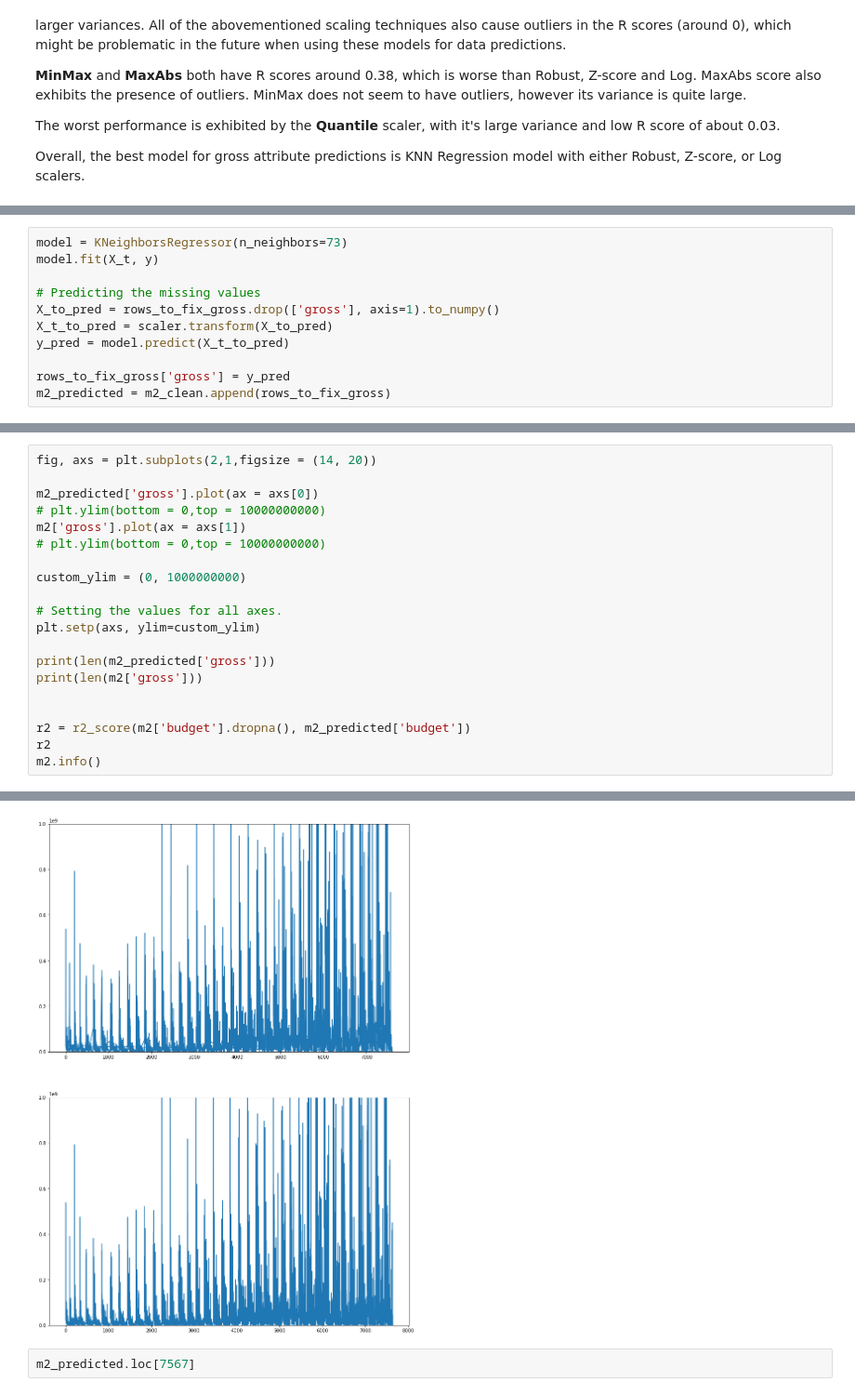
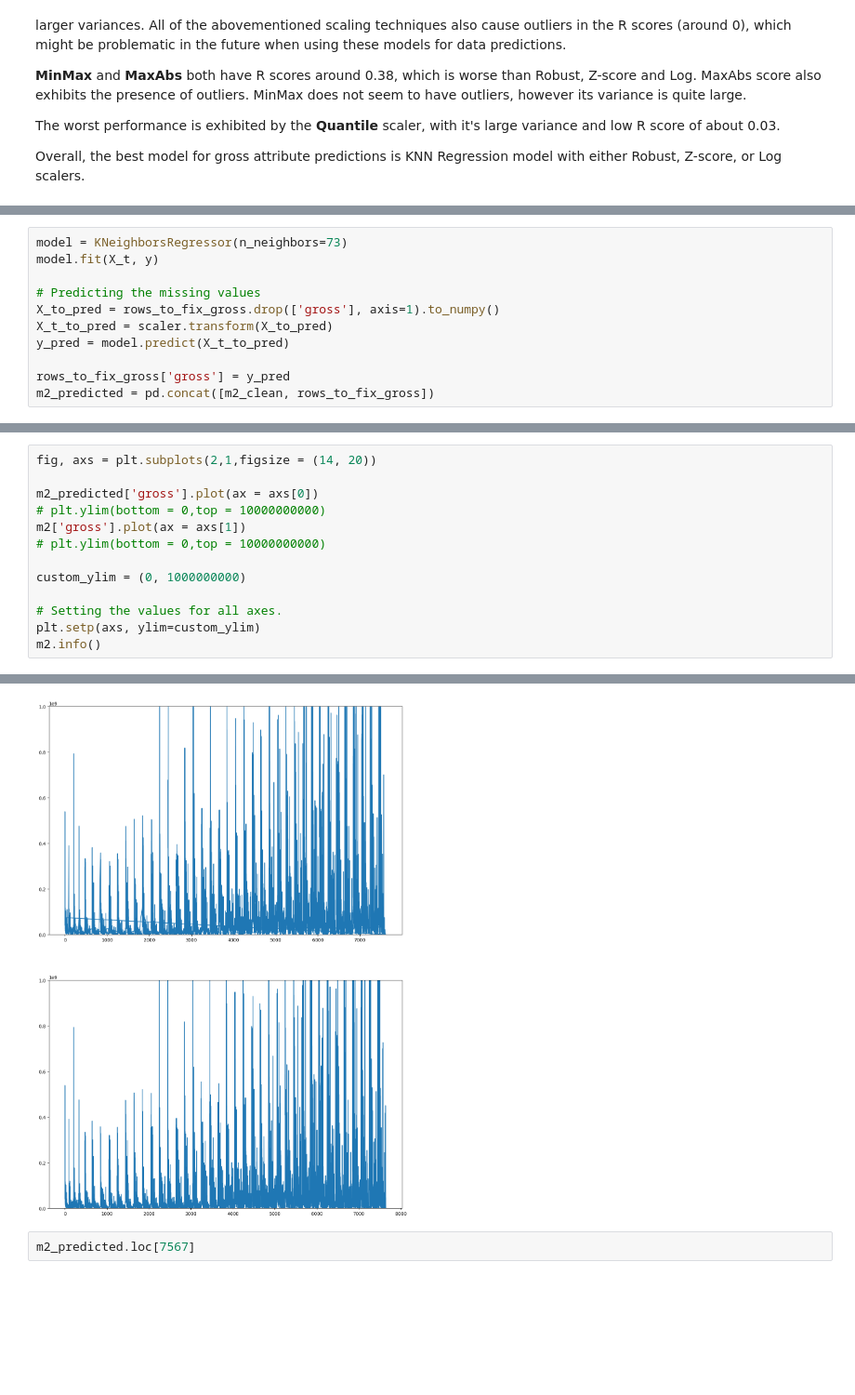
Before and after one commit to dchicasduena/COMP3400_Project, a Jupyter notebook: Iteration 2/Project2.ipynb, the cells around one changed output, grey strips where cells are left out. Shown at 93% size. Saved outputs shown, nothing was run; the diff lists cells and outputs as text; blank space fills up the shorter version.

```diff
--- a/Iteration 2/Project2.ipynb
+++ b/Iteration 2/Project2.ipynb
@@ -410,7 +412,7 @@ X_t_to_pred = scaler.transform(X_to_pred)
 y_pred = model.predict(X_t_to_pred)
 
 rows_to_fix_gross['gross'] = y_pred
-m2_predicted = m2_clean.append(rows_to_fix_gross)
+m2_predicted = pd.concat([m2_clean, rows_to_fix_gross])
 # %%
 rows_to_fix_gross['gross'].plot()
 # %% [output]
@@ -448,12 +430,5 @@ custom_ylim = (0, 1000000000)
 
 # Setting the values for all axes.
 plt.setp(axs, ylim=custom_ylim)
-
-print(len(m2_predicted['gross']))
-print(len(m2['gross']))
-
-
-r2 = r2_score(m2['budget'].dropna(), m2_predicted['budget'])
-r2
 m2.info()
 # %% [output]
@@ -462,19 +435,19 @@ m2.info()
 <class 'pandas.core.frame.DataFrame'>
 RangeIndex: 7643 entries, 0 to 7642
 Data columns (total 8 columns):
  #   Column   Non-Null Count  Dtype
 ---  ------   --------------  -----
  0   year     7643 non-null   int64
  1   score    7643 non-null   float64
  2   budget   5484 non-null   float64
  3   gross    7466 non-null   float64
  4   runtime  7643 non-null   float64
  5   rating   7643 non-null   int64
  6   genre    7643 non-null   int64
  7   country  7643 non-null   int64
 dtypes: float64(4), int64(4)
 memory usage: 477.8 KB
-[figure, old version]
+[figure, new version]
 # %%
 m2_predicted.loc[7567]
 # %% [output]
```
Also changed, not shown: parts of 36 cells of this notebook, 2 other files.
